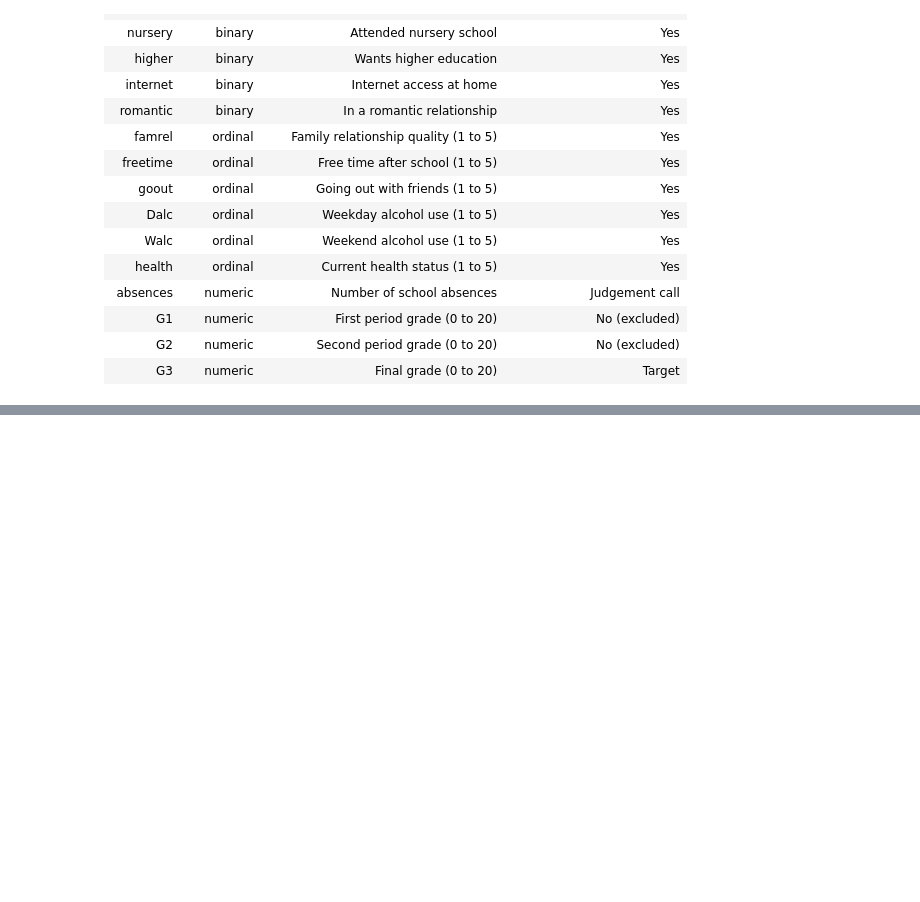
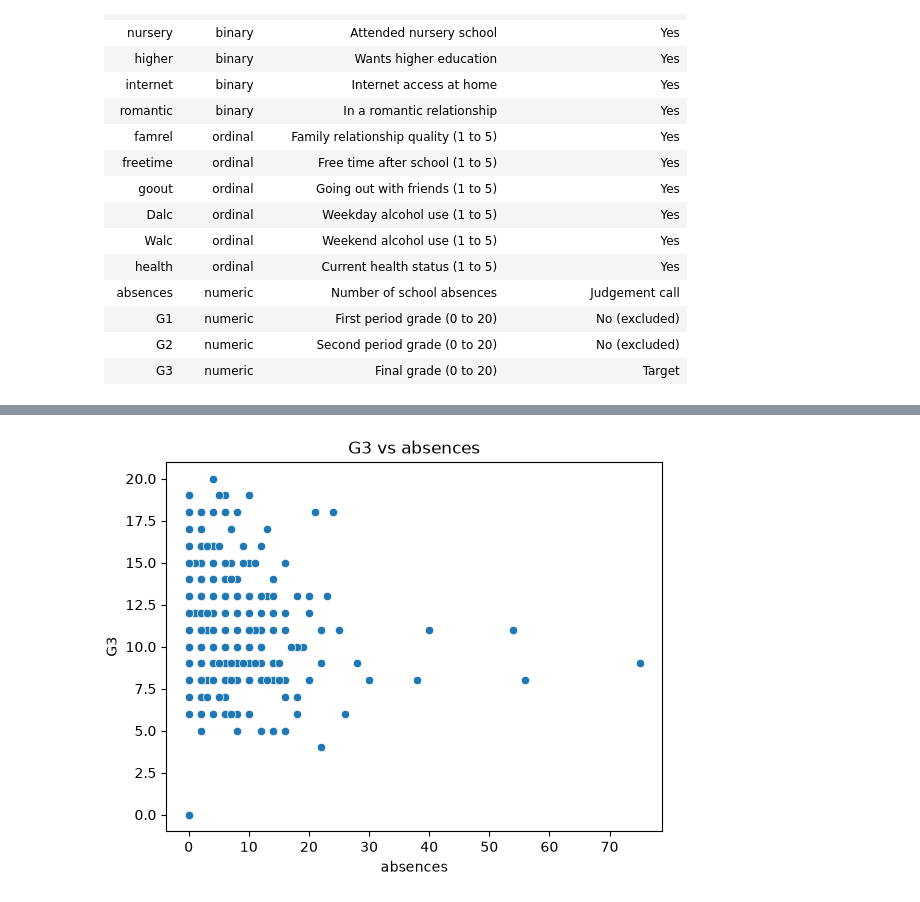
Before and after one commit to dhanushhh13/smart-student-study-planner, a Jupyter notebook: notebooks/01_eda.ipynb, the cells around one changed output, grey strips where cells are left out. Cells and saved outputs as stored; diff of their text form; code cells hidden in the pictures; blank space fills up the shorter version.

```diff
--- a/notebooks/01_eda.ipynb
+++ b/notebooks/01_eda.ipynb
@@ -144,0 +189,6 @@ dtype: object
+# %%
+sns.scatterplot(x="absences", y="G3", data=df)
+plt.title("G3 vs absences")
+plt.show()
+# %% [output]
+[figure, added]
```
Also changed, not shown: parts of 17 cells of this notebook.
